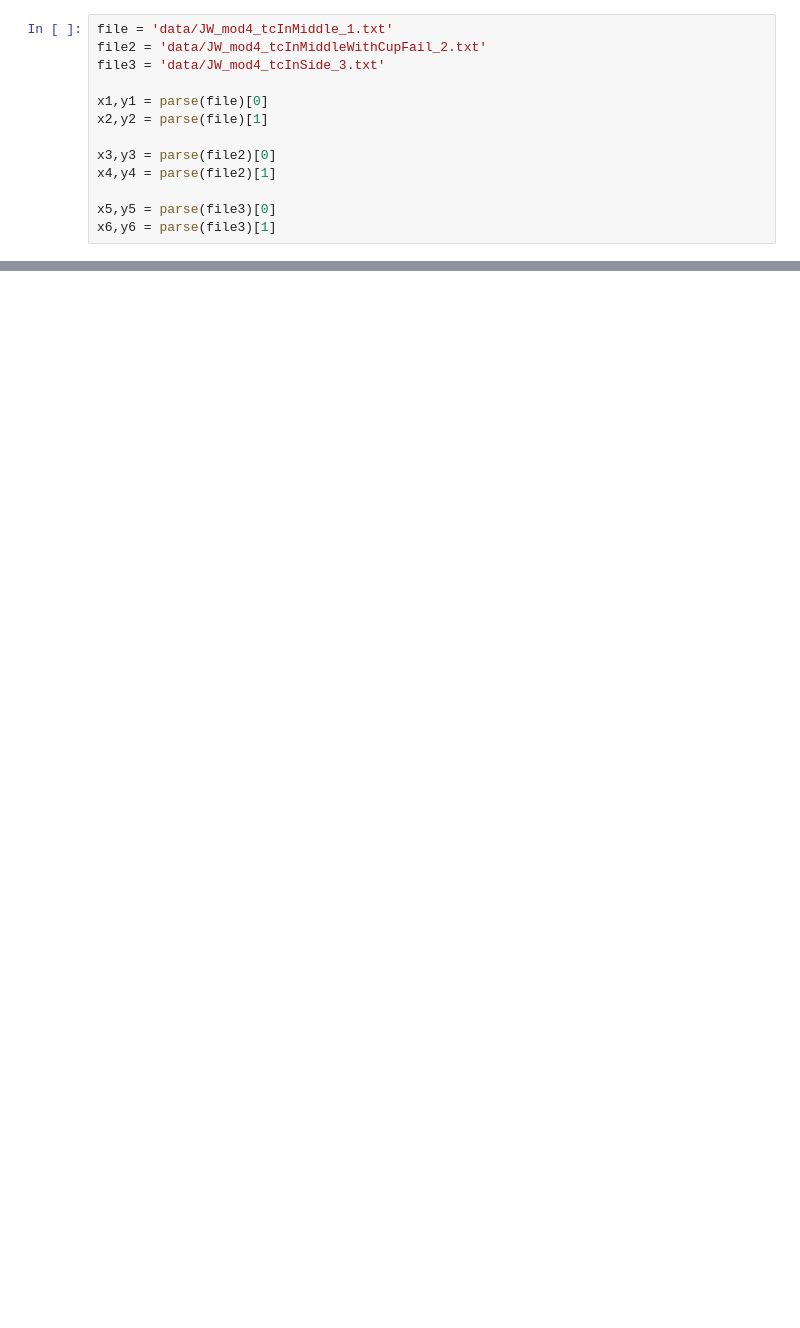
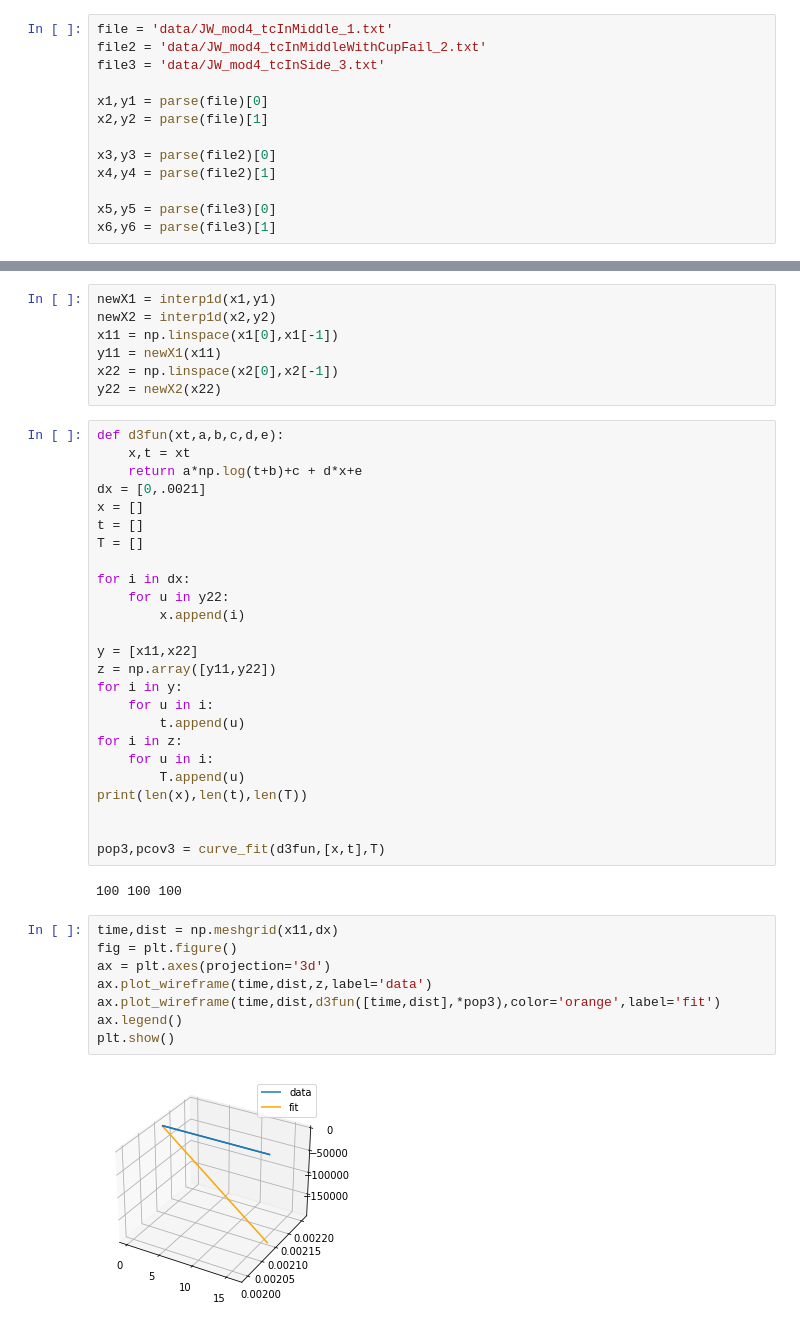
Before and after one commit to joshlwhitehead/work, a Jupyter notebook: analysis/heat/dataqstuff/modelV4/looseTC.ipynb, the cells around one changed output, grey strips where cells are left out. Saved outputs shown, nothing was run; the diff lists cells and outputs as text; blank space fills up the shorter version.

```diff
--- a/analysis/heat/dataqstuff/modelV4/looseTC.ipynb
+++ b/analysis/heat/dataqstuff/modelV4/looseTC.ipynb
@@ -68,3 +107,47 @@ x6,y6 = parse(file3)[1]
+# %%
+newX1 = interp1d(x1,y1)
+newX2 = interp1d(x2,y2)
+x11 = np.linspace(x1[0],x1[-1])
+y11 = newX1(x11)
+x22 = np.linspace(x2[0],x2[-1])
+y22 = newX2(x22)
+# %%
+def d3fun(xt,a,b,c,d,e):
+    x,t = xt
+    return a*np.log(t+b)+c + d*x+e
+dx = [0,.0021]
+x = []
+t = []
+T = []
+
+for i in dx:
+    for u in y22:
+        x.append(i)
+
+y = [x11,x22]
+z = np.array([y11,y22])
+for i in y:
+    for u in i:
+        t.append(u)
+for i in z:
+    for u in i:
+        T.append(u)
+print(len(x),len(t),len(T))
+
+
+pop3,pcov3 = curve_fit(d3fun,[x,t],T)
+# %% [output]
+100 100 100
+# %%
+time,dist = np.meshgrid(x11,dx)
+fig = plt.figure()
+ax = plt.axes(projection='3d')
+ax.plot_wireframe(time,dist,z,label='data')
+ax.plot_wireframe(time,dist,d3fun([time,dist],*pop3),color='orange',label='fit')
+ax.legend()
+plt.show()
+# %% [output]
+[figure, added]
 # %%
 # xTherm,yTherm = interp1d(x1,y1)
 
```
Also changed, not shown: parts of 5 cells of this notebook, 6 other files.
